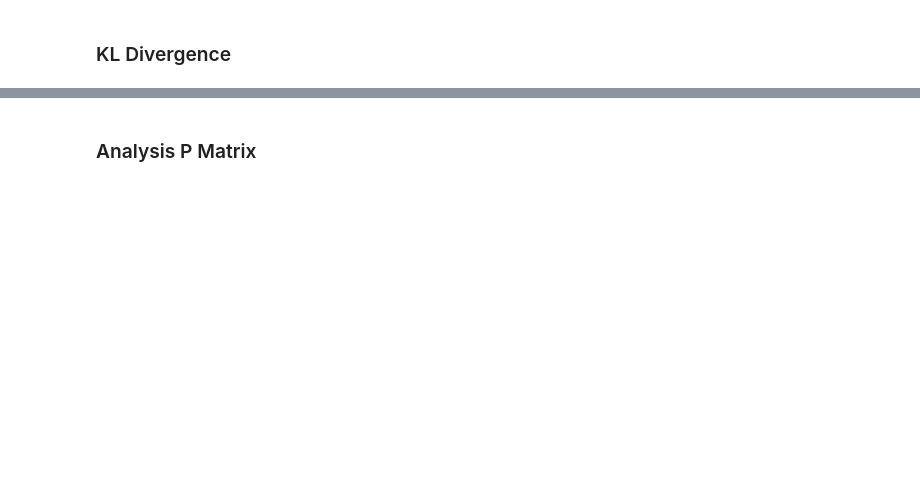
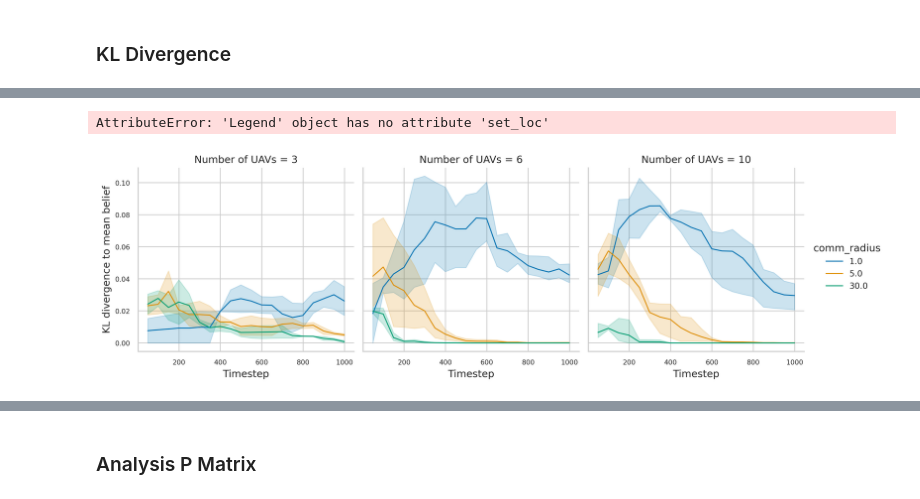
Before and after one commit to sastry-group/MAES, a Jupyter notebook: viz/plot_multiple_methods.ipynb, the cells around one changed output, grey strips where cells are left out. Saved outputs shown, nothing was run; the diff lists cells and outputs as text; code cells hidden in the pictures; blank space fills up the shorter version.

```diff
--- a/viz/plot_multiple_methods.ipynb
+++ b/viz/plot_multiple_methods.ipynb
@@ -625,7 +515,7 @@ print(agent_maps)
 # %% [markdown]
 ### Analysis of communication radius effect in Ergodic
 # %%
-BATCH_DIR = Path("/home/gaby/Documents/UCB/AAM/GIT/sastryrepo/MarkovErgodic/MAES/results/AnalysisCommRadious_v2")
+BATCH_DIR = Path("/home/gaby/Documents/UCB/AAM/GIT/sastryrepo/MarkovErgodic/MAES/results/AnalysisComms_0208")
 for run_dir in list(BATCH_DIR.iterdir()):
     npz = load_run_npz(run_dir)
     print(run_dir.name, "→", get_method_label(npz))
@@ -639,7 +547,7 @@ for run_dir in BATCH_DIR.iterdir():
 
     npz = load_run_npz(run_dir)
 
-    traj_rc_all = npz["traj_rc_all"]
+    traj_rc_all = np.asarray(npz["traj_rc_agents_all"])
     true_phi_map_time = npz["true_phi_map_time"]
     env_dyn = str(npz["env_dyn"])
 
@@ -649,37 +557,32 @@ for run_dir in BATCH_DIR.iterdir():
     agent_starts = extract_start_from_name(run_dir.name)
 
     roi_sets = build_roi_cellsets(
-        npz["roi_rc"],
-        npz["roi_name"]
+        npz.get("roi_rc", []),
+        npz.get("roi_name", [])
     )
 
-    if env_dyn == "static":
-        rows = roi_cover_times_static(
-            traj_rc_all,
-            roi_sets,
-            n_agents
-        )
-    else:
-        rows = roi_cover_times_dynamic(
-            traj_rc_all,
-            roi_sets,
-            n_agents,
-            true_phi_map_time
-        )
 
-    for r in rows:
+    # normally these are run static but if dynamic needed call the other function
+    for roi_name, cellset in roi_sets.items():
+        t = roi_first_visit_static(traj_rc_all, cellset)
+
         roi_rows.append({
             "run": run_dir.name,
             "map_id": map_id,
-            "roi_name": r["roi"],
-            "cfg": r["cfg"],
-            "roi_cover_time": r["visit_time"],
+            "roi_name": roi_name,
+            "cfg": 0,
+            "roi_cover_time": t,
             "comm_radius": comm_radius,
             "n_agents": n_agents,
             "agent_starts": agent_starts,
         })
 
+
+
+
 roi_df = pd.DataFrame(roi_rows)
 
 from IPython.display import display
-display(roi_df)
+# display(roi_df)
+with pd.option_context("display.max_rows", None):
+    display(roi_df)
@@ -911,7 +848,7 @@ plt.show()
 # %% [markdown]
 ### KL Divergence
 # %%
-BATCH_DIR = Path("/home/gaby/Documents/UCB/AAM/GIT/sastryrepo/MarkovErgodic/MAES/results/AnalysisCommRadious_v2")
+BATCH_DIR = Path("/home/gaby/Documents/UCB/AAM/GIT/sastryrepo/MarkovErgodic/MAES/results/AnalysisComms_0208")
 for run_dir in list(BATCH_DIR.iterdir()):
     npz = load_run_npz(run_dir)
     print(run_dir.name, "→", get_method_label(npz))
@@ -979,33 +934,39 @@ mpl.rcParams.update({
     "legend.fontsize": 10,
     "font.size": 10,
 
     "lines.linewidth": 1.2,
 })
 
 g = sns.relplot(
     data=kl_df,
     x="time",
     y="kl_mean",
     hue="comm_radius",
     col="n_agents",
     kind="line",
     palette="colorblind",
     height=4,
     aspect=1.0,
     facet_kws=dict(sharey=True, sharex=True),
 )
 
 g.set_axis_labels(
     "Timestep",
     "KL divergence to mean belief"
 )
 
 g.set_titles("Number of UAVs = {col_name}")
 
+if g._legend is not None:
+    # g._legend.set_bbox_to_anchor((0.5, 1.02))
+    g._legend.set_loc("upper center")
 for ax in g.axes.flat:
     sns.despine(ax=ax)
 
 plt.tight_layout()
+# %% [output]
+AttributeError: 'Legend' object has no attribute 'set_loc'
+[figure, added]
 # %%
 rows = []
 
```
Also changed, not shown: parts of 12 cells of this notebook, 5 other files.
